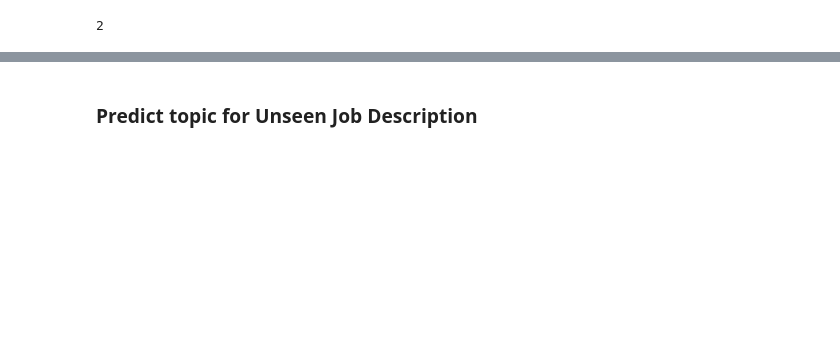
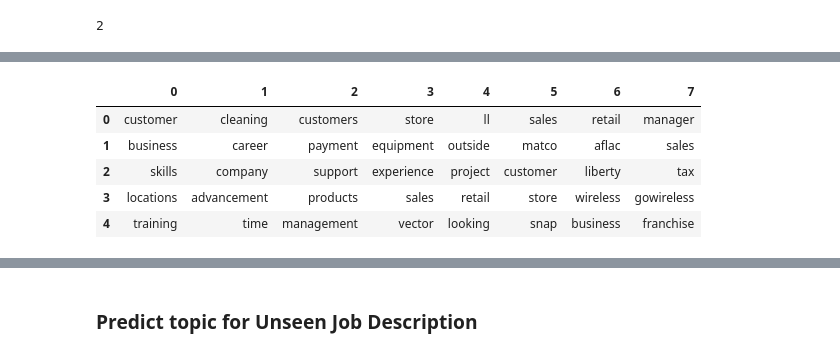
Before and after one commit to etzimopoulos/Job-descriptions-topic-modelling-using-NLP, a Jupyter notebook: topic-modelling-part2-kaggle-jobs-LDA-NMF.ipynb, the cells around one changed output, grey strips where cells are left out. Cells and saved outputs as stored; diff of their text form; code cells hidden in the pictures; blank space fills up the shorter version.

```diff
--- a/topic-modelling-part2-kaggle-jobs-LDA-NMF.ipynb
+++ b/topic-modelling-part2-kaggle-jobs-LDA-NMF.ipynb
@@ -171,4 +171,4 @@ LDA = LatentDirichletAllocation(n_components=n_components, max_iter=5,
                                 random_state=0)
 # %%
 # Fit document using Bag of Words (Term Frequency)
-LDA.fit(tf)
+LDA1 = LDA.fit(tf)
@@ -544,0 +500,4 @@ ValueError: Length of values does not match length of index
+# %%
+t_topics = []
+for index,topic in enumerate(LDA2.components_):
+    t_topics.append([tfidf_vectorizer.get_feature_names()[i] for i in topic.argsort()[-n_top_words:]])
@@ -544,0 +528,11 @@ ValueError: Length of values does not match length of index
+# %%
+top_topics = pd.DataFrame(t_topics)
+# %%
+top_topics
+# %% [output]
+|  | 0 | 1 | 2 | 3 | 4 | 5 | 6 | 7 |
+| 0 | customer | cleaning | customers | store | ll | sales | retail | manager |
+| 1 | business | career | payment | equipment | outside | matco | aflac | sales |
+| 2 | skills | company | support | experience | project | customer | liberty | tax |
+| 3 | locations | advancement | products | sales | retail | store | wireless | gowireless |
+| 4 | training | time | management | vector | looking | snap | business | franchise |
```
Also changed, not shown: parts of 33 cells of this notebook, 1 other file.
